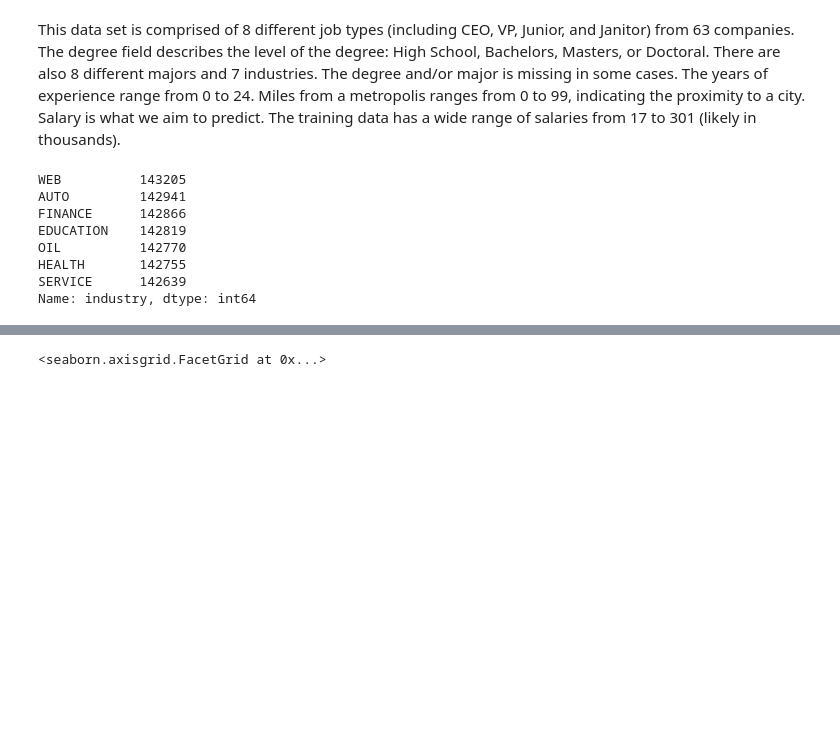
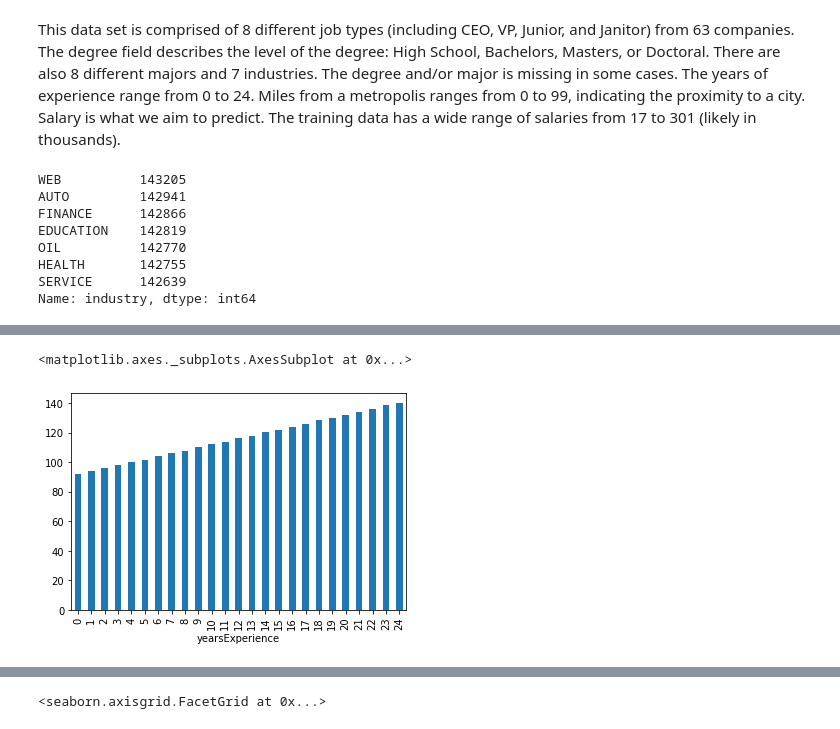
Before and after one commit to albert-ntiri/salary_prediction_project, a Jupyter notebook: Salary Prediction Notebook.ipynb, the cells around one changed output, grey strips where cells are left out. Drawn from its saved outputs; the diff is of its cells as text; code cells hidden in the pictures; blank space fills up the shorter version.

```diff
--- a/Salary Prediction Notebook.ipynb
+++ b/Salary Prediction Notebook.ipynb
@@ -205,0 +205,6 @@ sample_train.plot.scatter('yearsExperience', 'salary')
+# %%
+avg_salary_by_experience = train_full.groupby('yearsExperience').mean()['salary']
+avg_salary_by_experience.plot.bar(avg_salary_by_experience.index, avg_salary_by_experience)
+# %% [output]
+<matplotlib.axes._subplots.AxesSubplot at 0x...>
+[figure, added]
```
Also changed, not shown: parts of 8 cells of this notebook.
